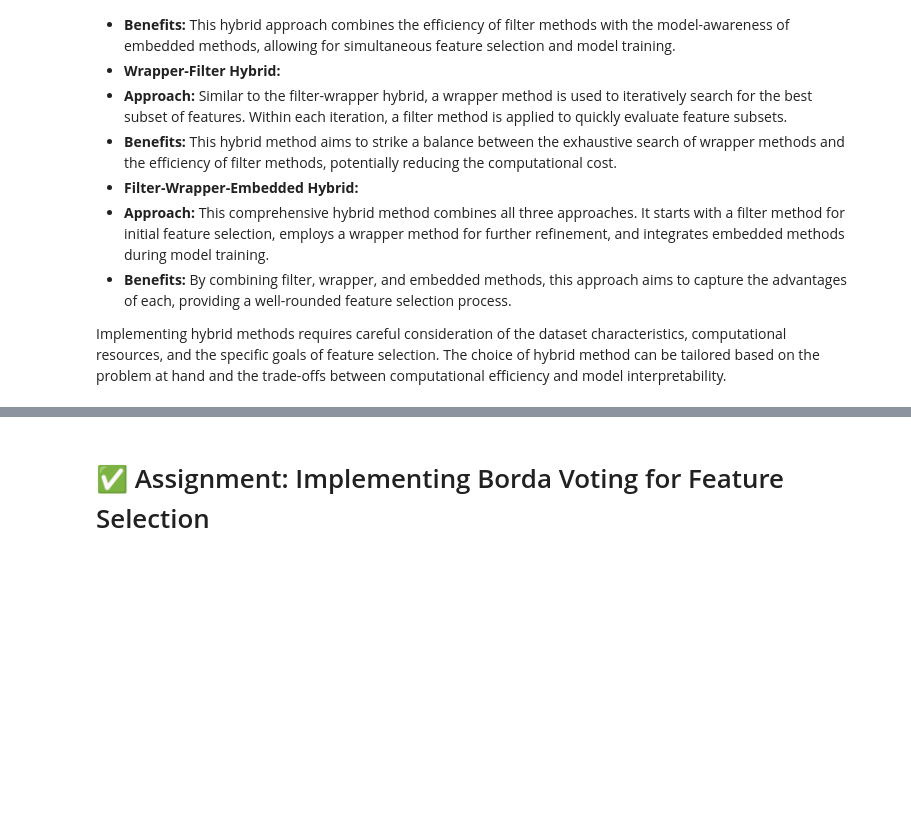
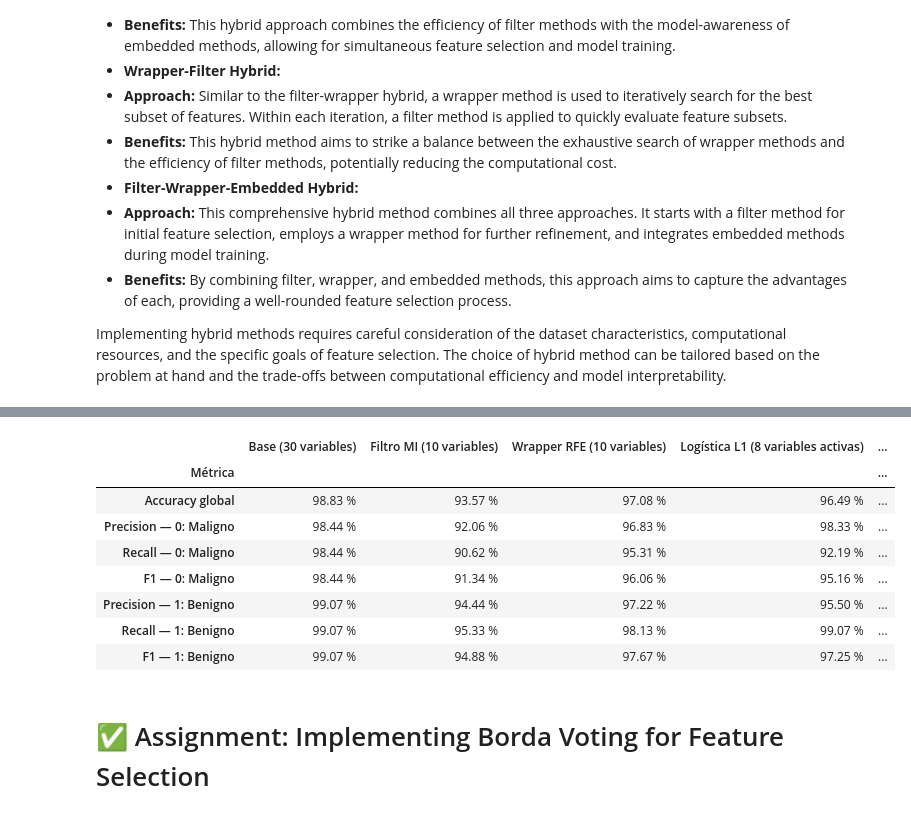
Before and after one commit to lenytacuri/ml-ft-selection-lab, a Jupyter notebook: Feature_selection.ipynb, the cells around one changed output, grey strips where cells are left out. Saved outputs shown, nothing was run; the diff lists cells and outputs as text; code cells hidden in the pictures; blank space fills up the shorter version.

Commit message:
desarrollo del modelo híbrido

```diff
--- a/Feature_selection.ipynb
+++ b/Feature_selection.ipynb
@@ -735,0 +748,77 @@ In the Cancer Database, apply Mutual Information as a filter method to select th
+# %%
+### Método híbrido: filtro de información mutua + wrapper RFE ###
+from functools import partial
+from IPython.display import display, Markdown
+from sklearn.base import clone
+from sklearn.feature_selection import SelectKBest, mutual_info_classif, RFE
+from sklearn.pipeline import Pipeline
+from sklearn.preprocessing import StandardScaler
+
+# Cantidades fijadas antes de evaluar: 30 variables → 20 → 10.
+k_filter_hybrid = 20
+n_features_hybrid = 10
+
+# Se reciben X_train y X_test originales: el Pipeline se encarga del escalado.
+# Tanto RFE como el clasificador final usan la configuración L2 del modelo base.
+hybrid_model = Pipeline([
+    ("scaler", StandardScaler()),
+    ("filter", SelectKBest(
+        score_func=partial(mutual_info_classif, random_state=42),
+        k=k_filter_hybrid,
+    )),
+    ("rfe", RFE(
+        estimator=clone(baseline_model.named_steps["classifier"]),
+        n_features_to_select=n_features_hybrid,
+        step=1,
+    )),
+    ("classifier", clone(baseline_model.named_steps["classifier"])),
+])
+
+# Todo el aprendizaje ocurre en train: escalado, filtro, RFE y modelo final.
+# Las etiquetas y_train son categorías 0/1 y no se escalan.
+hybrid_model.fit(X_train, y_train)
+# En test solo se aplican las transformaciones aprendidas y se predice.
+y_pred_hybrid = hybrid_model.predict(X_test)
+hybrid_metrics = metrics_table(y_test, y_pred_hybrid)
+
+# RFE devuelve posiciones relativas a las 20 columnas que salieron del filtro.
+# Se componen ambas selecciones para recuperar los índices de las 30 originales.
+hybrid_filter_indices = hybrid_model.named_steps["filter"].get_support(indices=True)
+hybrid_rfe_mask = hybrid_model.named_steps["rfe"].get_support()
+hybrid_selected_indices = hybrid_filter_indices[hybrid_rfe_mask]
+selected_features_hybrid = feature_names[hybrid_selected_indices]
+
+hybrid_selected_table = pd.DataFrame({
+    "Variable seleccionada": selected_features_hybrid,
+    "Información mutua (train)": hybrid_model.named_steps["filter"].scores_[hybrid_selected_indices],
+    "Coeficiente del modelo final": hybrid_model.named_steps["classifier"].coef_[0],
+})
+
+# Matrices reducidas para inspeccionar/reutilizar; predict recibe X_test original.
+X_train_hybrid = hybrid_model[:-1].transform(X_train)
+X_test_hybrid = hybrid_model[:-1].transform(X_test)
+
+display(Markdown("### Método híbrido: variables seleccionadas"))
+display(Markdown(
+    f"**{X_train.shape[1]} variables originales → "
+    f"{len(hybrid_filter_indices)} por información mutua → "
+    f"{len(selected_features_hybrid)} por RFE.** "
+    "Los coeficientes corresponden a variables escaladas y se muestran "
+    "en el orden de entrada al clasificador final."
+))
+display(hybrid_selected_table.round(6))
+
+# Copiar la comparación anterior evita modificar sus resultados al repetir la celda.
+model_comparison_hybrid = model_comparison_l1.copy()
+model_comparison_hybrid[
+    f"Híbrido MI + RFE ({len(selected_features_hybrid)} variables)"
+] = metrics_column(hybrid_metrics)
+
+display(Markdown(f"### Comparación de los cinco modelos — {len(y_test)} casos de test"))
+display(Markdown(
+    "Valores en **porcentaje**. Accuracy global; precision, recall y F1 "
+    "para **0 = maligno** y **1 = benigno**. "
+    "Se conserva la misma partición de test; no se utiliza para elegir variables."
+))
+display((model_comparison_hybrid * 100).map(lambda value: f"{value:.2f} %"))
+# %% [output]
@@ -736,3 +840,12 @@ In the Cancer Database, apply Mutual Information as a filter method to select th
+|  | Base (30 variables) | Filtro MI (10 variables) | Wrapper RFE (10 variables) | Logística L1 (8 variables activas) | ... |
+| Métrica |  |  |  |  | ... |
+| Accuracy global | 98.83 % | 93.57 % | 97.08 % | 96.49 % | ... |
+| Precision — 0: Maligno | 98.44 % | 92.06 % | 96.83 % | 98.33 % | ... |
+| Recall — 0: Maligno | 98.44 % | 90.62 % | 95.31 % | 92.19 % | ... |
+| F1 — 0: Maligno | 98.44 % | 91.34 % | 96.06 % | 95.16 % | ... |
+| Precision — 1: Benigno | 99.07 % | 94.44 % | 97.22 % | 95.50 % | ... |
+| Recall — 1: Benigno | 99.07 % | 95.33 % | 98.13 % | 99.07 % | ... |
+| F1 — 1: Benigno | 99.07 % | 94.88 % | 97.67 % | 97.25 % | ... |
 # %% [markdown]
 # ✅ Assignment: Implementing Borda Voting for Feature Selection
 # %% [markdown]
```
Also changed, not shown: parts of 4 cells of this notebook.
